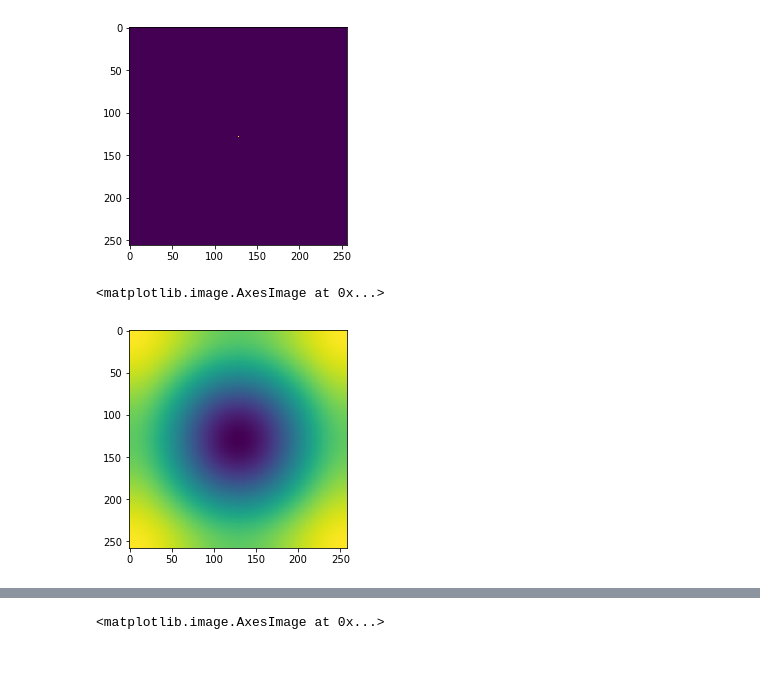
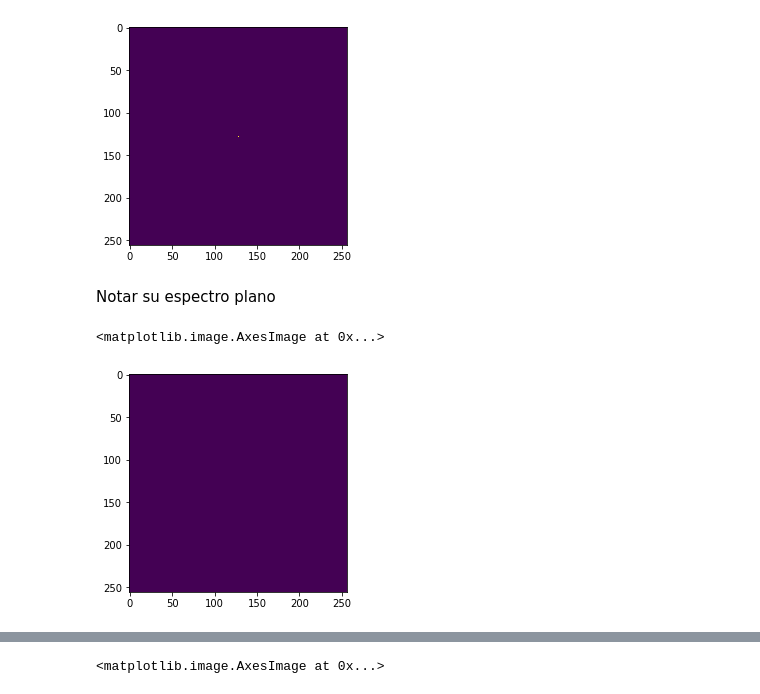
Before and after one commit to asp-image-dsp/image-processing-tp02, a Jupyter notebook: notebooks/ex2_a.ipynb, the cells around one changed output, grey strips where cells are left out. Saved outputs shown, nothing was run; the diff lists cells and outputs as text; code cells hidden in the pictures; blank space fills up the shorter version.

```diff
--- a/notebooks/ex2_a.ipynb
+++ b/notebooks/ex2_a.ipynb
@@ -48,12 +60,13 @@ plt.imshow(big)
 # %% [output]
 <matplotlib.image.AxesImage at 0x...>
 [figure]
+# %% [markdown]
+Notar su espectro plano
 # %%
-h1 = ss.convolve2d(big, h)
-S = fft.fft2(h1)
+S = fft.fft2(big)
 SM = np.abs(S)
 
 plt.imshow(fft.fftshift(SM / np.max(np.max(SM))))
 # %% [output]
 <matplotlib.image.AxesImage at 0x...>
-[figure, old version]
+[figure, new version]
```
Also changed, not shown: parts of 10 cells of this notebook, 1 other file.
